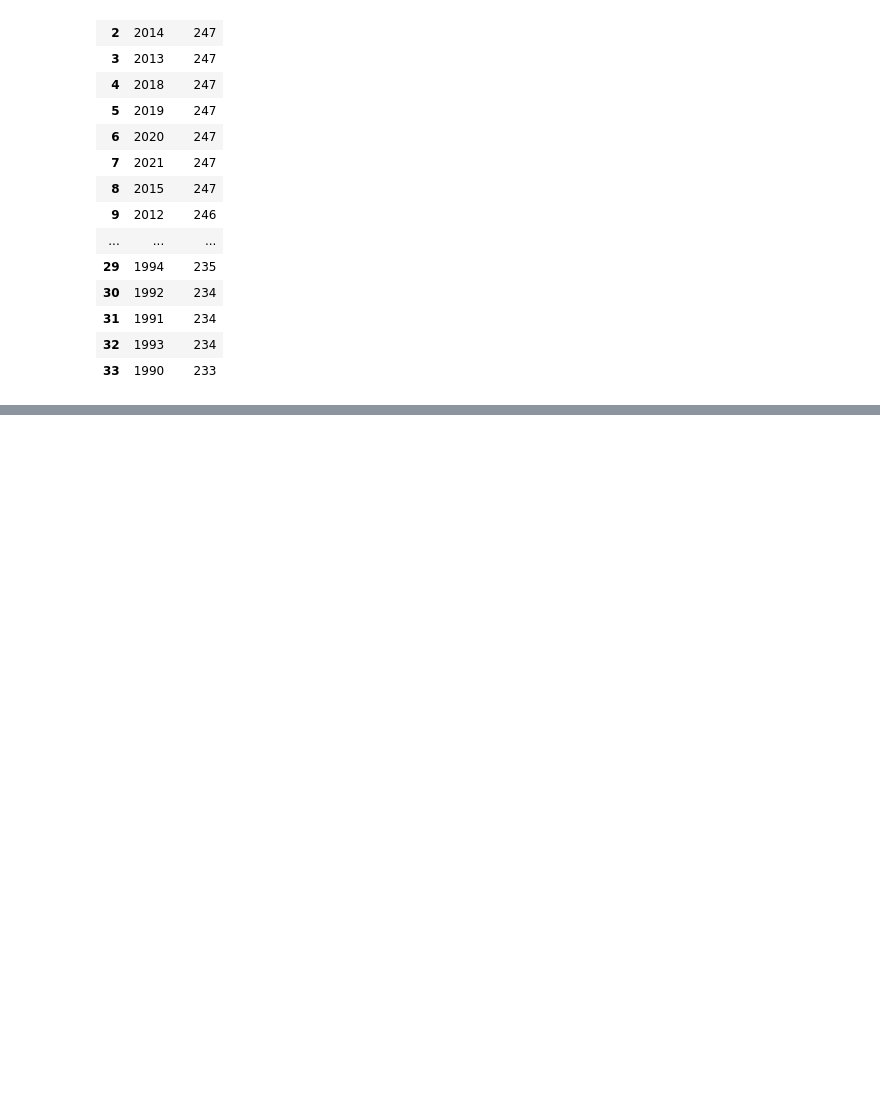
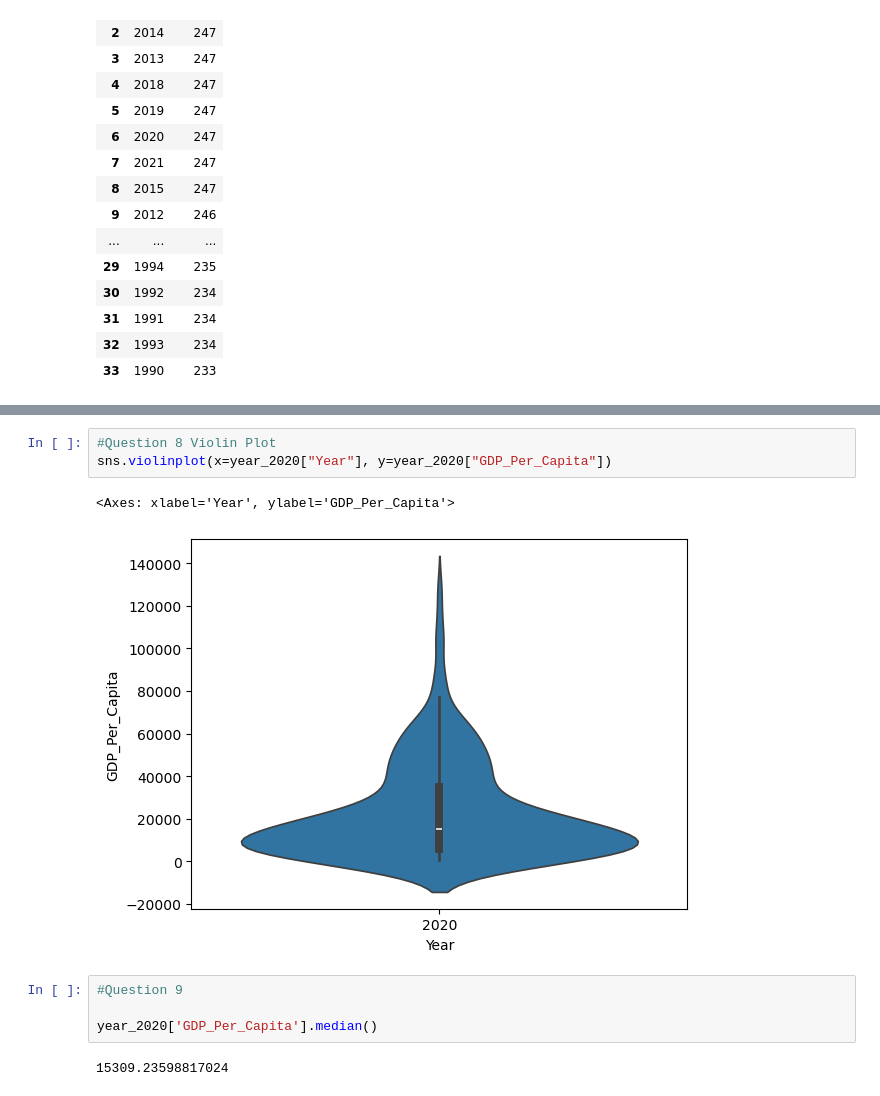
Before and after one commit to NSS-Data-Analytics-Cohort-15/un-exploration-mbainbridge950, a Jupyter notebook: Notebooks/UNData_Malani.ipynb, the cells around one changed output, grey strips where cells are left out. Drawn from its saved outputs; the diff is of its cells as text; blank space fills up the shorter version.

```diff
--- a/Notebooks/UNData_Malani.ipynb
+++ b/Notebooks/UNData_Malani.ipynb
@@ -183,0 +214,12 @@ Name: count, dtype: int64
+# %%
+#Question 8 Violin Plot
+sns.violinplot(x=year_2020["Year"], y=year_2020["GDP_Per_Capita"])
+# %% [output]
+<Axes: xlabel='Year', ylabel='GDP_Per_Capita'>
+[figure, added]
+# %%
+#Question 9
+
+year_2020['GDP_Per_Capita'].median()
+# %% [output]
+15309.23598817024
```
Also changed, not shown: parts of 25 cells of this notebook.
